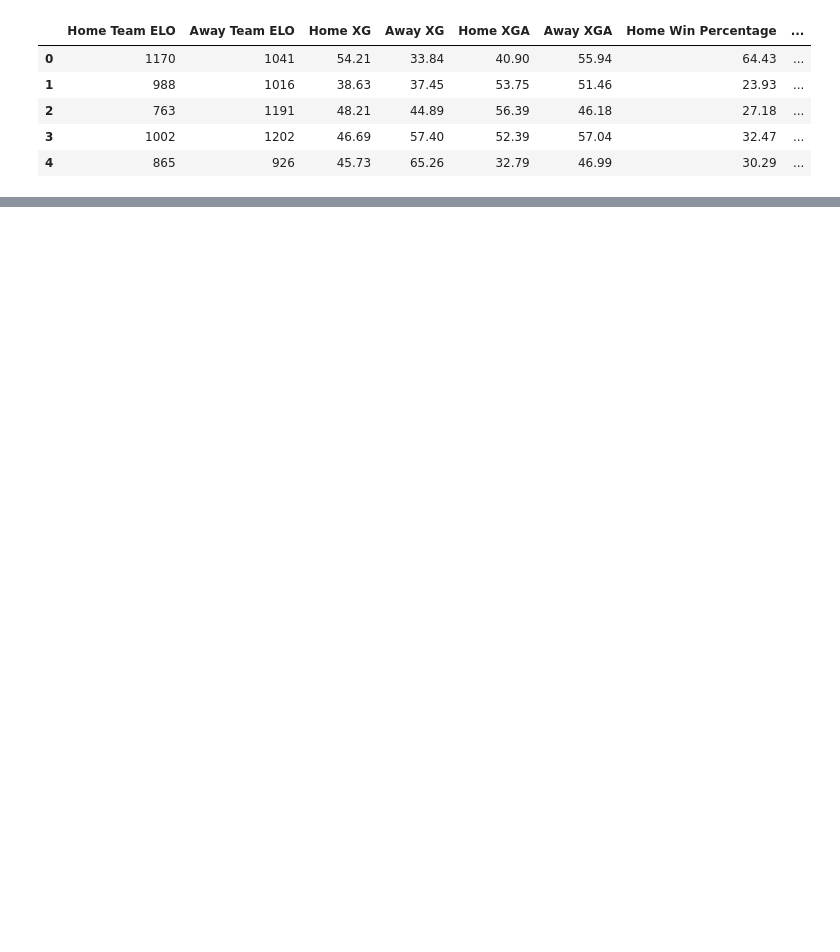
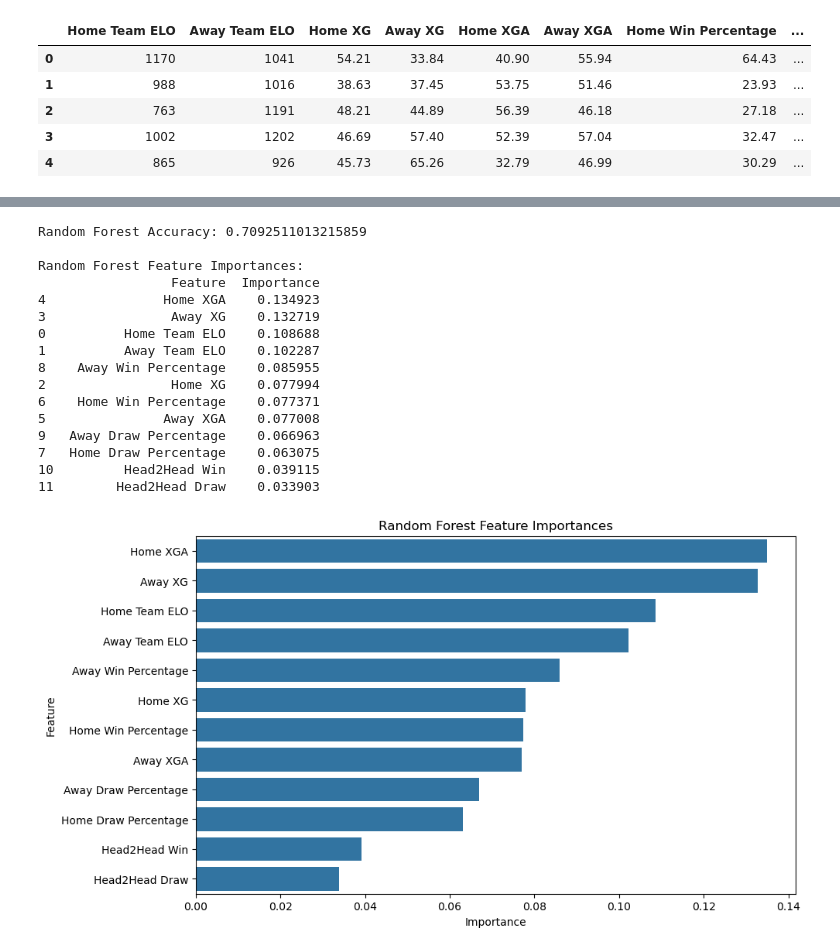
Before and after one commit to ML-Project-PremierInsights/ELO-Insights, a Jupyter notebook: testing_models.ipynb, the cells around one changed output, grey strips where cells are left out. Cells and saved outputs as stored; diff of their text form; code cells hidden in the pictures; blank space fills up the shorter version.

```diff
--- a/testing_models.ipynb
+++ b/testing_models.ipynb
@@ -123,0 +203,67 @@ Decision Tree Accuracy: 0.593245227606461
+# %%
+from sklearn.ensemble import RandomForestClassifier
+from sklearn.metrics import accuracy_score
+import matplotlib.pyplot as plt
+import seaborn as sns
+import pandas as pd
+
+# Initialize the Random Forest model
+random_forest_model = RandomForestClassifier(random_state=16, n_estimators=1000)
+
+# Train the model
+random_forest_model.fit(X_train, y_train)
+
+# Predict on the test set
+y_pred_rf = random_forest_model.predict(X_test)
+
+# Calculate accuracy
+accuracy_rf = accuracy_score(y_test, y_pred_rf)
+print('Random Forest Accuracy:', accuracy_rf)
+
+# Get feature importances
+feature_importances_rf = random_forest_model.feature_importances_
+features = X.columns
+
+# Display feature importances
+importance_df_rf = pd.DataFrame({
+    'Feature': features,
+    'Importance': feature_importances_rf
+}).sort_values(by='Importance', ascending=False)
+
+print("\nRandom Forest Feature Importances:")
+print(importance_df_rf)
+
+# Plot the top most important features
+plt.figure(figsize=(10, 6))
+sns.barplot(x='Importance', y='Feature', data=importance_df_rf)
+plt.title('Random Forest Feature Importances')
+plt.show()
+
+# Confusion matrix for Random Forest
+cnf_matrix_rf = metrics.confusion_matrix(y_test, y_pred_rf)
+
+# Plot the confusion matrix
+plt.figure(figsize=(8, 6))
+sns.heatmap(cnf_matrix_rf, annot=True, fmt='d', cmap='Blues')
+plt.xlabel('Predicted')
+plt.ylabel('Actual')
+plt.title('Random Forest Confusion Matrix')
+plt.show()
+# %% [output]
+Random Forest Accuracy: 0.7092511013215859
+
+Random Forest Feature Importances:
+                 Feature  Importance
+4               Home XGA    0.134923
+3                Away XG    0.132719
+0          Home Team ELO    0.108688
+1          Away Team ELO    0.102287
+8    Away Win Percentage    0.085955
+2                Home XG    0.077994
+6    Home Win Percentage    0.077371
+5               Away XGA    0.077008
+9   Away Draw Percentage    0.066963
+7   Home Draw Percentage    0.063075
+10         Head2Head Win    0.039115
+11        Head2Head Draw    0.033903
+[figure, added]
```
Also changed, not shown: parts of 4 cells of this notebook.
